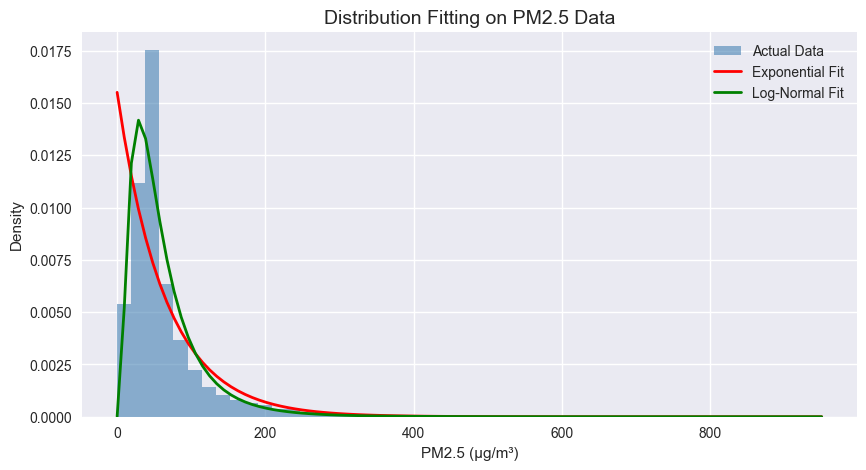
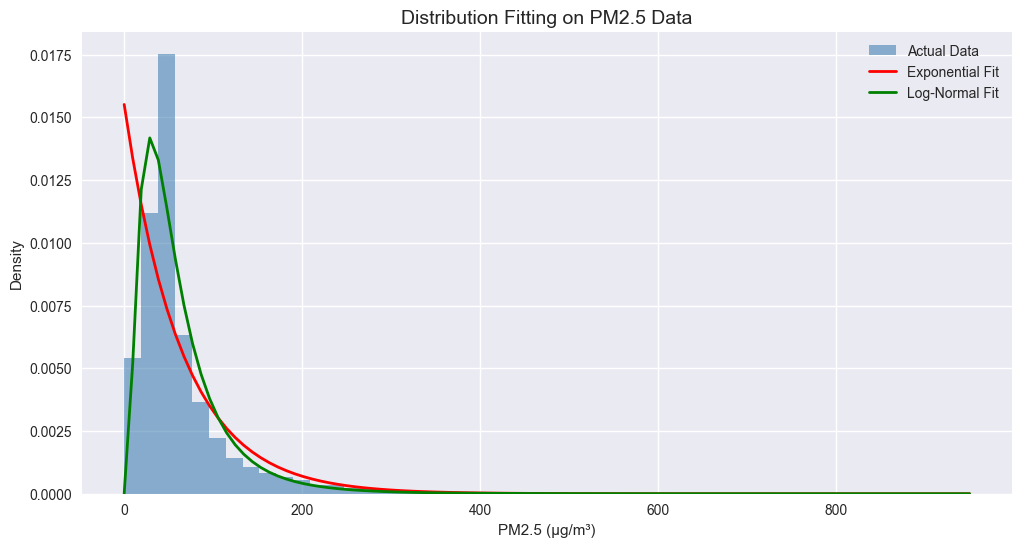
The change to this notebook cell's code, shown as a diff; its figure went from the first image to the second:
--- before
+++ after
@@ -1,5 +1,5 @@
 # Plot 2 — Distribution fitting 
 pm25_clean = df['PM2.5'].dropna()
-fig, ax = plt.subplots(figsize=(10, 5))
+fig, ax = plt.subplots(figsize=(12, 6))
 
 # Plot actual data distribution

Commit: May 23, 2026, 6:49 PM